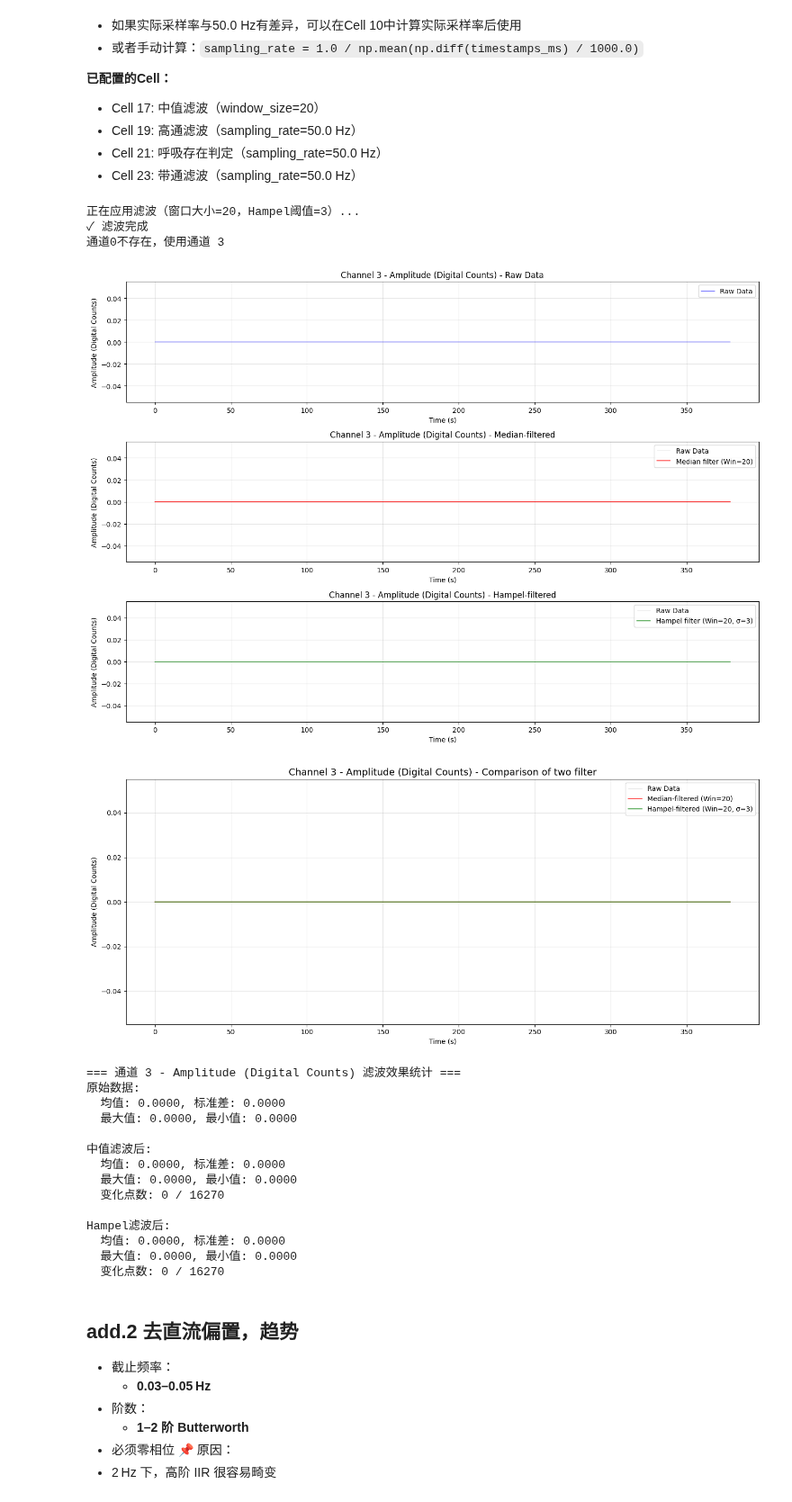
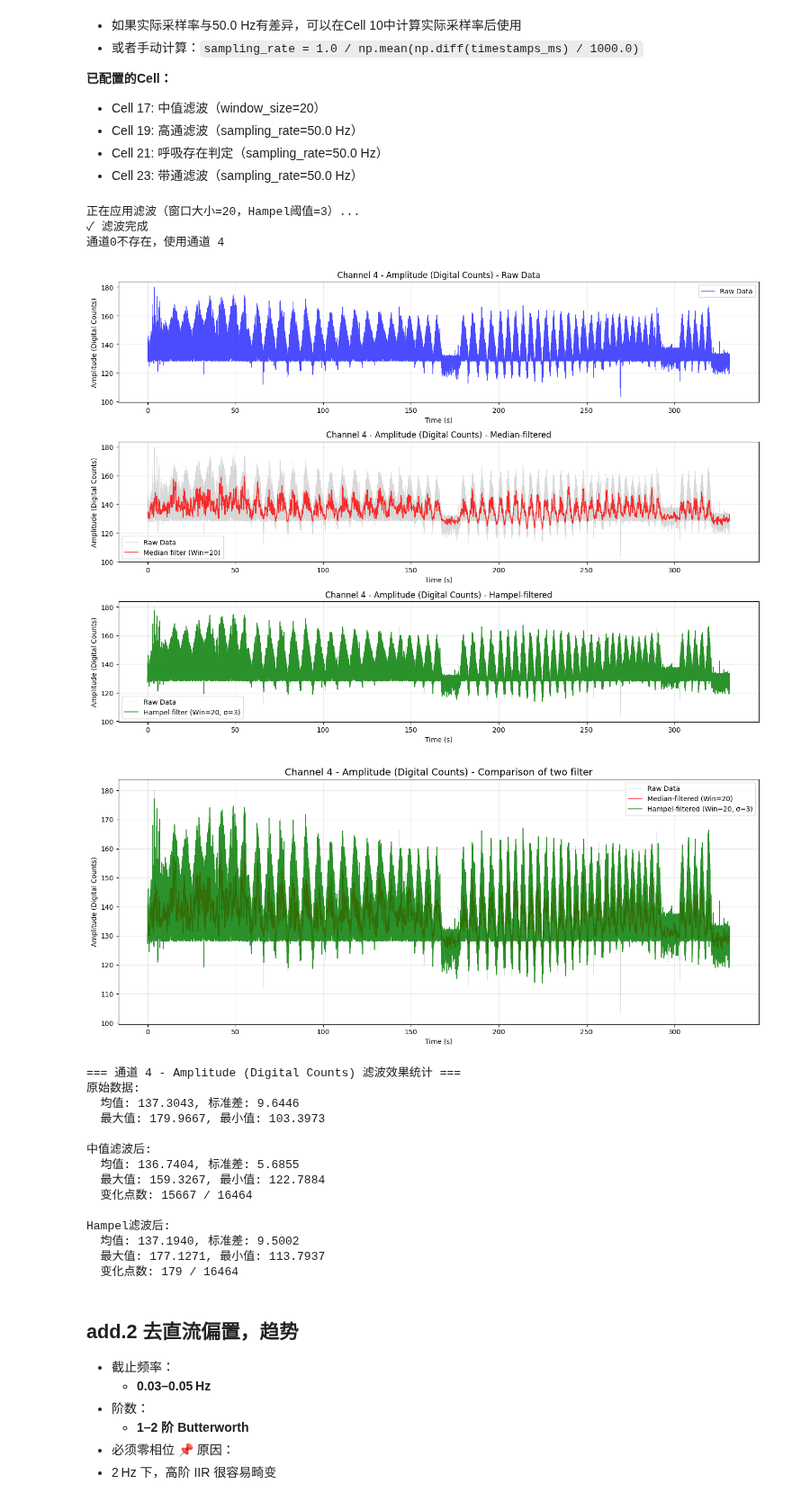
Before and after one commit to cwdao/ble_hci_sensing, a Jupyter notebook: load_df_saved_frames_show_analysis.ipynb, the cells around one changed output. Shown at 90% size. Drawn from its saved outputs; the diff is of its cells as text; code cells hidden in the pictures.

Commit message:
analysis good/bad channel s in df
在CS中挑了两个信道，然后在DF中采集并比较。

```diff
--- a/load_df_saved_frames_show_analysis.ipynb
+++ b/load_df_saved_frames_show_analysis.ipynb
@@ -54,7 +54,7 @@ except ImportError as e:
 # %%
 # 设置要加载的文件路径
 # 可以修改为您的文件路径，或使用相对路径
-filepath = "./sampleData/DF_frames_all_20260113_081710.jsonl"
+filepath = "./sampleData/DF_frames_all_20260116_101531.jsonl"
 # 如果文件不在当前目录，可以使用完整路径或相对路径
 # filepath = "../data_exp/frames_all_20231206_120000.json"
 
@@ -737,8 +736,8 @@ print("✓ 滤波完成")
 
 # 选择任意一个通道和任意一个变量进行可视化比较
 # 这里选择通道0的总幅值作为示例
-demo_channel = 2
-demo_variable = 'remote_amplitudes'  # 可以选择: amplitudes, phases, local_amplitudes, remote_amplitudes, local_phases, remote_phases
+demo_channel = 28
+demo_variable = 'local_amplitudes'  # 可以选择: amplitudes, phases, local_amplitudes, remote_amplitudes, local_phases, remote_phases
 
 # 如果通道0不存在，使用第一个可用通道
 if demo_channel not in filtered_data and len(filtered_data) > 0:
@@ -806,50 +805,50 @@ if demo_channel in filtered_data and demo_variable in filtered_data[demo_channel
     ax.plot(time_sec, original, 'gray', linewidth=0.5, alpha=0.3, label='Raw Data')
     ax.plot(time_sec, median_filtered, 'r-', linewidth=1.2, alpha=0.8, label=f'Median-filtered (Win={window_size})')
     ax.plot(time_sec, hampel_filtered, 'g-', linewidth=1.2, alpha=0.8, label=f'Hampel-filtered (Win={window_size}, σ={n_sigma})')
     ax.set_title(f'Channel {demo_channel} - {var_display_name} - Comparison of two filter', fontsize=14)
     ax.set_xlabel('Time (s)')
     ax.set_ylabel(var_display_name)
     ax.grid(True, alpha=0.3)
     ax.legend()
     plt.tight_layout()
     plt.show()
 
     # 打印统计信息
     print(f"\n=== 通道 {demo_channel} - {var_display_name} 滤波效果统计 ===")
     print(f"原始数据:")
     print(f"  均值: {np.mean(original):.4f}, 标准差: {np.std(original):.4f}")
     print(f"  最大值: {np.max(original):.4f}, 最小值: {np.min(original):.4f}")
     print(f"\n中值滤波后:")
     print(f"  均值: {np.mean(median_filtered):.4f}, 标准差: {np.std(median_filtered):.4f}")
     print(f"  最大值: {np.max(median_filtered):.4f}, 最小值: {np.min(median_filtered):.4f}")
     print(f"  变化点数: {np.sum(original != median_filtered)} / {len(original)}")
     print(f"\nHampel滤波后:")
     print(f"  均值: {np.mean(hampel_filtered):.4f}, 标准差: {np.std(hampel_filtered):.4f}")
     print(f"  最大值: {np.max(hampel_filtered):.4f}, 最小值: {np.min(hampel_filtered):.4f}")
     print(f"  变化点数: {np.sum(original != hampel_filtered)} / {len(original)}")
 
 else:
     print(f"⚠️ 无法找到通道 {demo_channel} 的变量 {demo_variable}")
 # %% [output]
 正在应用滤波（窗口大小=20，Hampel阈值=3）...
 ✓ 滤波完成
-通道0不存在，使用通道 3
+通道0不存在，使用通道 4
-[figure, old version]
+[figure, new version]
-[figure, old version]
+[figure, new version]
-=== 通道 3 - Amplitude (Digital Counts) 滤波效果统计 ===
+=== 通道 4 - Amplitude (Digital Counts) 滤波效果统计 ===
 原始数据:
-  均值: 0.0000, 标准差: 0.0000
-  最大值: 0.0000, 最小值: 0.0000
+  均值: 137.3043, 标准差: 9.6446
+  最大值: 179.9667, 最小值: 103.3973
 
 中值滤波后:
-  均值: 0.0000, 标准差: 0.0000
-  最大值: 0.0000, 最小值: 0.0000
-  变化点数: 0 / 16270
+  均值: 136.7404, 标准差: 5.6855
+  最大值: 159.3267, 最小值: 122.7884
+  变化点数: 15667 / 16464
 
 Hampel滤波后:
-  均值: 0.0000, 标准差: 0.0000
-  最大值: 0.0000, 最小值: 0.0000
-  变化点数: 0 / 16270
+  均值: 137.1940, 标准差: 9.5002
+  最大值: 177.1271, 最小值: 113.7937
+  变化点数: 179 / 16464
 # %% [markdown]
 ## add.2 去直流偏置，趋势
 - 截止频率：
```
Also changed, not shown: parts of 27 cells of this notebook, 4 other files.
